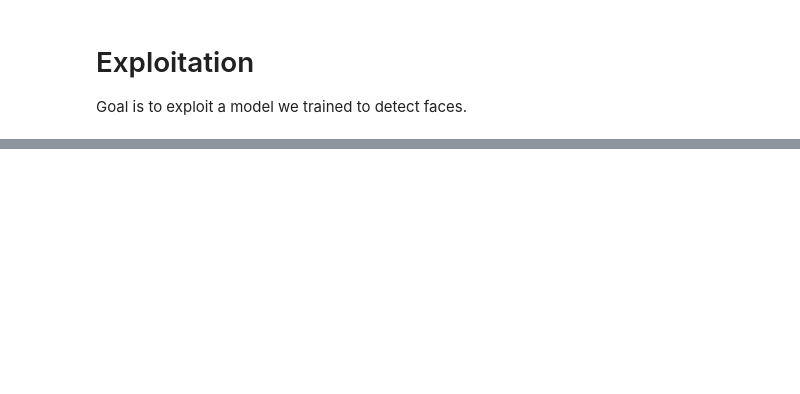
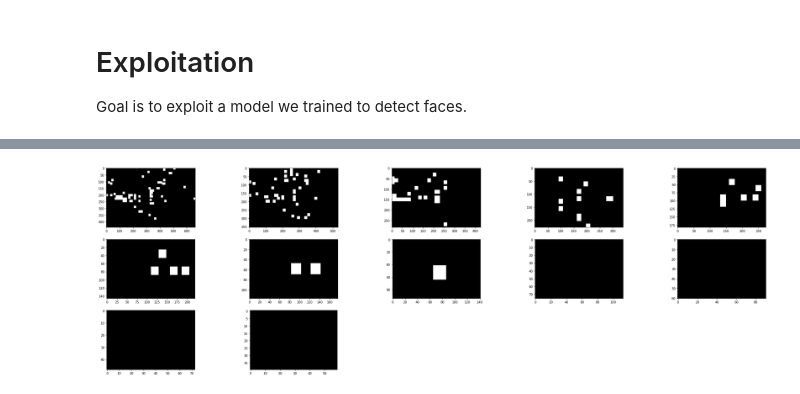
Before and after one commit to Gratic/INSA-5IF-OT2-MLProject, a Jupyter notebook: exploitation.ipynb, the cells around one changed output, grey strips where cells are left out. Drawn from its saved outputs; the diff is of its cells as text; code cells hidden in the pictures; blank space fills up the shorter version.

```diff
--- a/exploitation.ipynb
+++ b/exploitation.ipynb
@@ -138,0 +172,25 @@ found a face
+# %%
+fig = plt.figure(figsize=(40, 50))
+rows = math.ceil(len(images))
+cols = 5
+
+for i in range(0, len(images)):
+    image = images[i]
+
+    # Adds a subplot at the 1st position
+    fig.add_subplot(rows, cols, i+1)
+
+    # feature_map
+    feature = torch.tensor(feature_maps[i])
+    feature = feature.reshape((1, feature.size()[0], feature.size()[1]))
+    feature = T.Resize((image.size()[1], image.size()[2]), interpolation=InterpolationMode.BILINEAR)(feature)
+
+    feature = feature.permute(1, 2, 0).numpy()
+    feature = feature*255
+    feature = feature.astype(np.uint8)
+
+    plt.imshow(feature, cmap='gray', vmin=0, vmax=255)
+
+plt.show()
+# %% [output]
+[figure, added]
```
Also changed, not shown: parts of 17 cells of this notebook.
